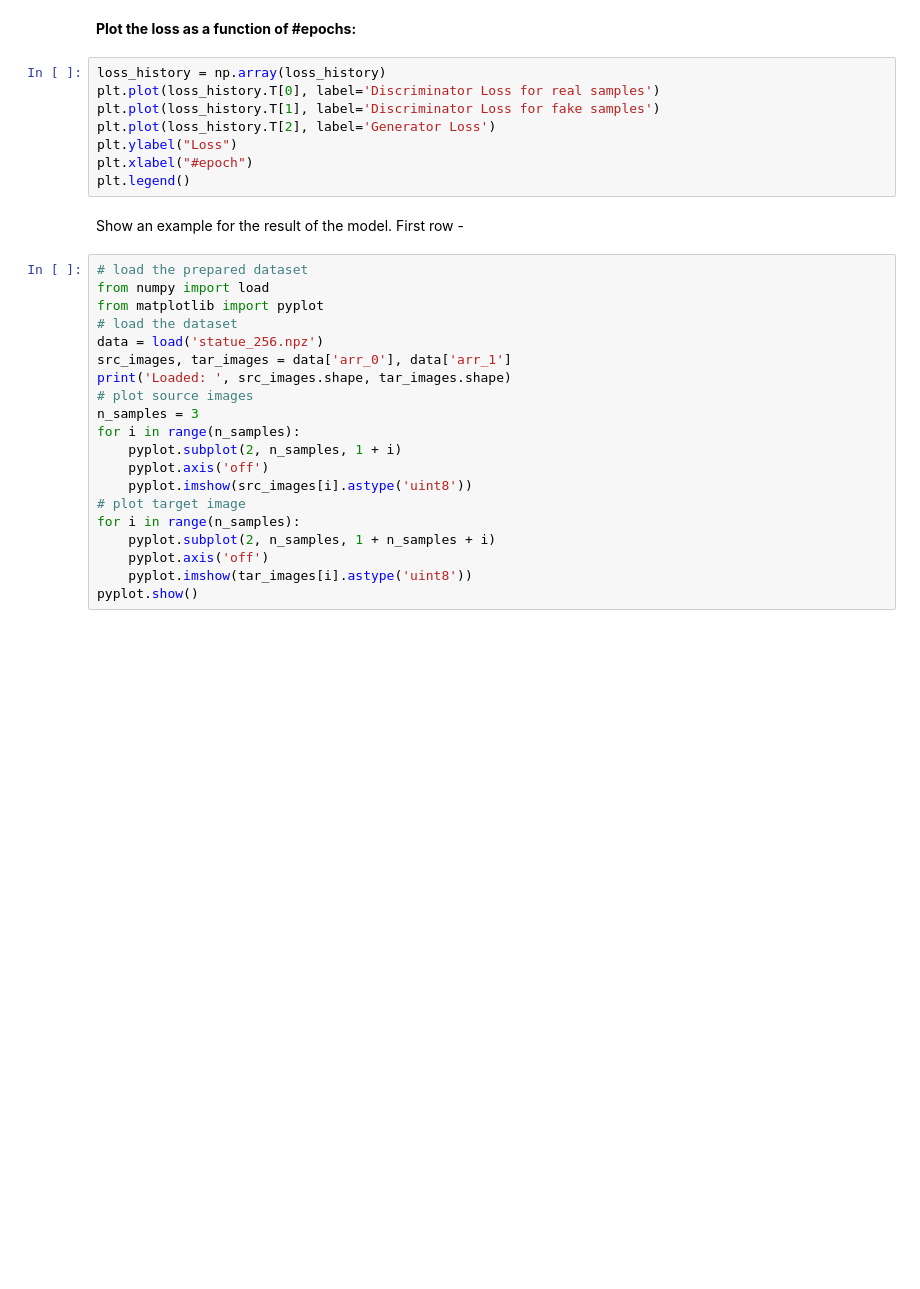
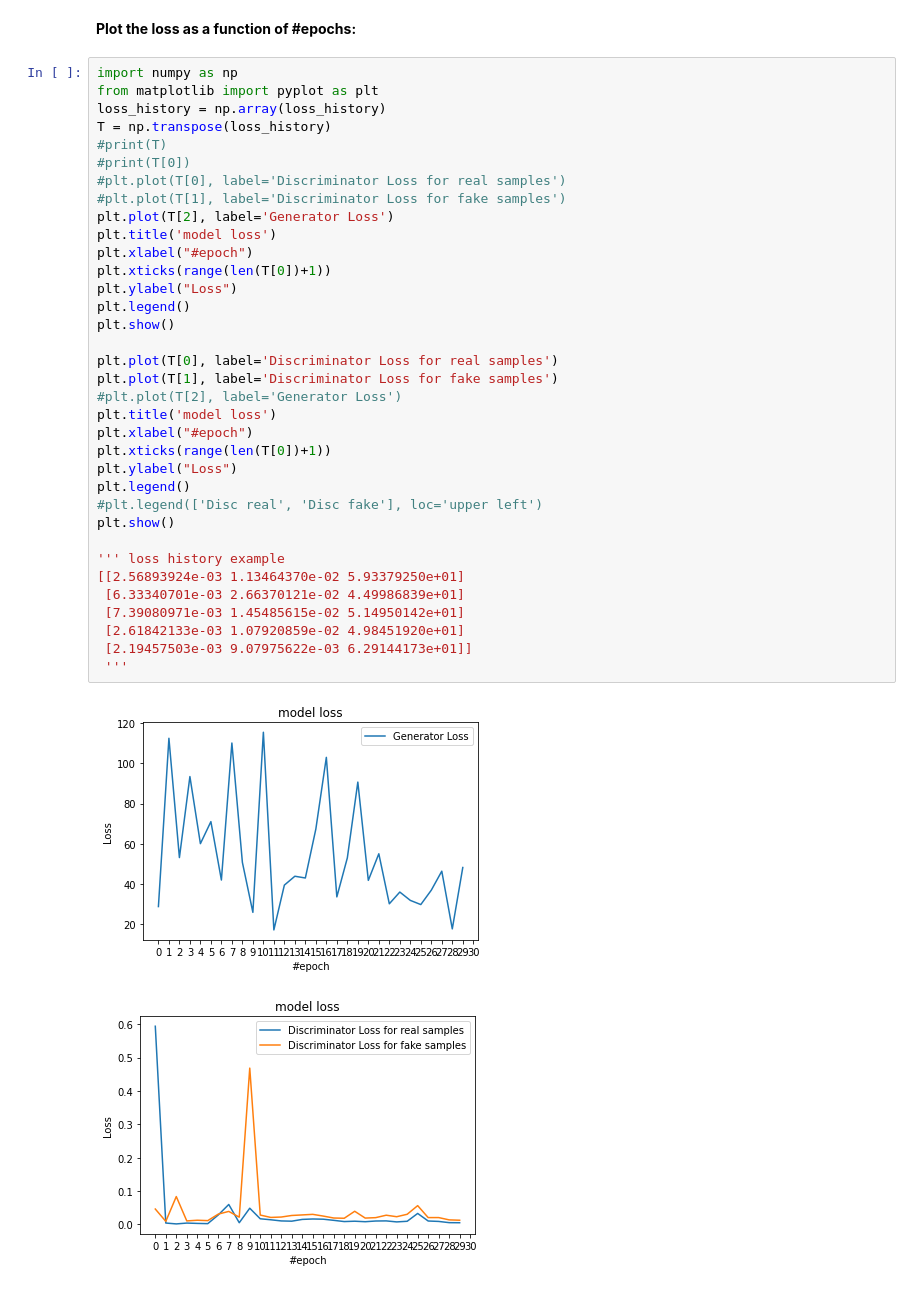
Before and after one commit to LizaYemini/Pix2Pix_GAN_On_Statue, a Jupyter notebook: Pix2Pix_GAN_On_Statue.ipynb, the cells around one changed output. Drawn from its saved outputs; the diff is of its cells as text; blank space fills up the shorter version.

```diff
--- a/Pix2Pix_GAN_On_Statue.ipynb
+++ b/Pix2Pix_GAN_On_Statue.ipynb
@@ -572,33 +567,40 @@ Clipping input data to the valid range for imshow with RGB data ([0..1] for floa
 # %% [markdown]
 **Plot the loss as a function of #epochs:**
-# %%
-loss_history = np.array(loss_history)
-plt.plot(loss_history.T[0], label='Discriminator Loss for real samples')
-plt.plot(loss_history.T[1], label='Discriminator Loss for fake samples')
-plt.plot(loss_history.T[2], label='Generator Loss')
-plt.ylabel("Loss")
-plt.xlabel("#epoch")
-plt.legend()
-# %% [markdown]
-Show an example for the result of the model.
-First row -
-# %%
-# load the prepared dataset
-from numpy import load
-from matplotlib import pyplot
-# load the dataset
-data = load('statue_256.npz')
-src_images, tar_images = data['arr_0'], data['arr_1']
-print('Loaded: ', src_images.shape, tar_images.shape)
-# plot source images
-n_samples = 3
-for i in range(n_samples):
-	pyplot.subplot(2, n_samples, 1 + i)
-	pyplot.axis('off')
-	pyplot.imshow(src_images[i].astype('uint8'))
-# plot target image
-for i in range(n_samples):
-	pyplot.subplot(2, n_samples, 1 + n_samples + i)
-	pyplot.axis('off')
-	pyplot.imshow(tar_images[i].astype('uint8'))
-pyplot.show()
+# %%
+import numpy as np
+from matplotlib import pyplot as plt
+loss_history = np.array(loss_history)
+T = np.transpose(loss_history)
+#print(T)
+#print(T[0])
+#plt.plot(T[0], label='Discriminator Loss for real samples')
+#plt.plot(T[1], label='Discriminator Loss for fake samples')
+plt.plot(T[2], label='Generator Loss')
+plt.title('model loss')
+plt.xlabel("#epoch")
+plt.xticks(range(len(T[0])+1))
+plt.ylabel("Loss")
+plt.legend()
+plt.show()
+
+plt.plot(T[0], label='Discriminator Loss for real samples')
+plt.plot(T[1], label='Discriminator Loss for fake samples')
+#plt.plot(T[2], label='Generator Loss')
+plt.title('model loss')
+plt.xlabel("#epoch")
+plt.xticks(range(len(T[0])+1))
+plt.ylabel("Loss")
+plt.legend()
+#plt.legend(['Disc real', 'Disc fake'], loc='upper left')
+plt.show()
+
+''' loss history example
+[[2.56893924e-03 1.13464370e-02 5.93379250e+01]
+ [6.33340701e-03 2.66370121e-02 4.49986839e+01]
+ [7.39080971e-03 1.45485615e-02 5.14950142e+01]
+ [2.61842133e-03 1.07920859e-02 4.98451920e+01]
+ [2.19457503e-03 9.07975622e-03 6.29144173e+01]]
+ '''
+# %% [output]
+[figure, added]
+[figure, added]
```
Also changed, not shown: parts of 15 cells of this notebook.
